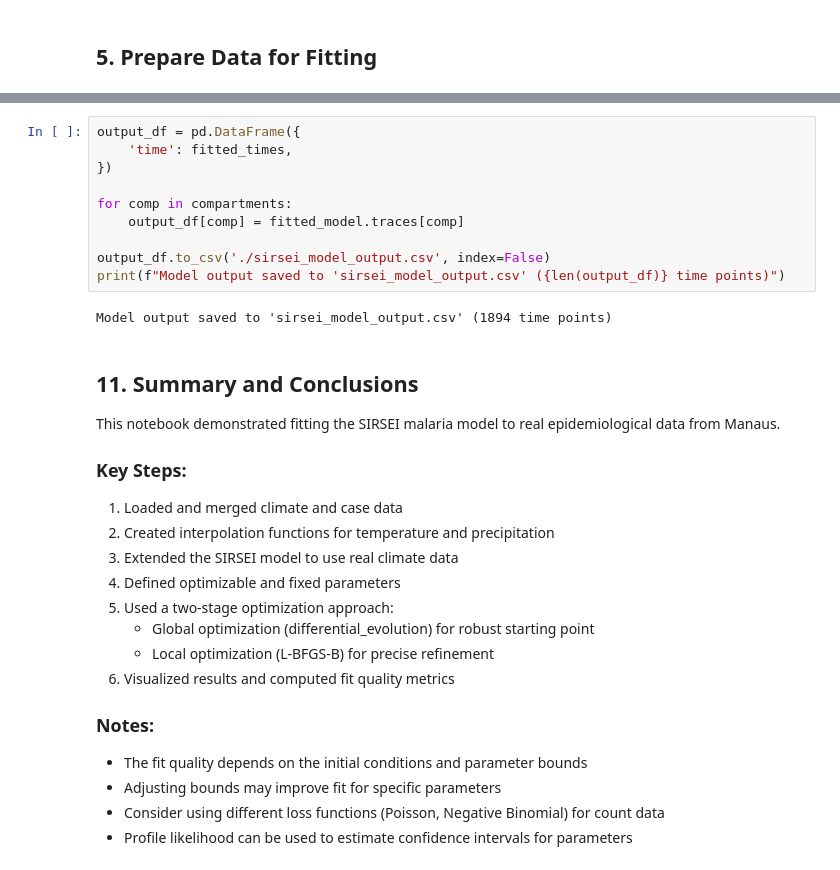
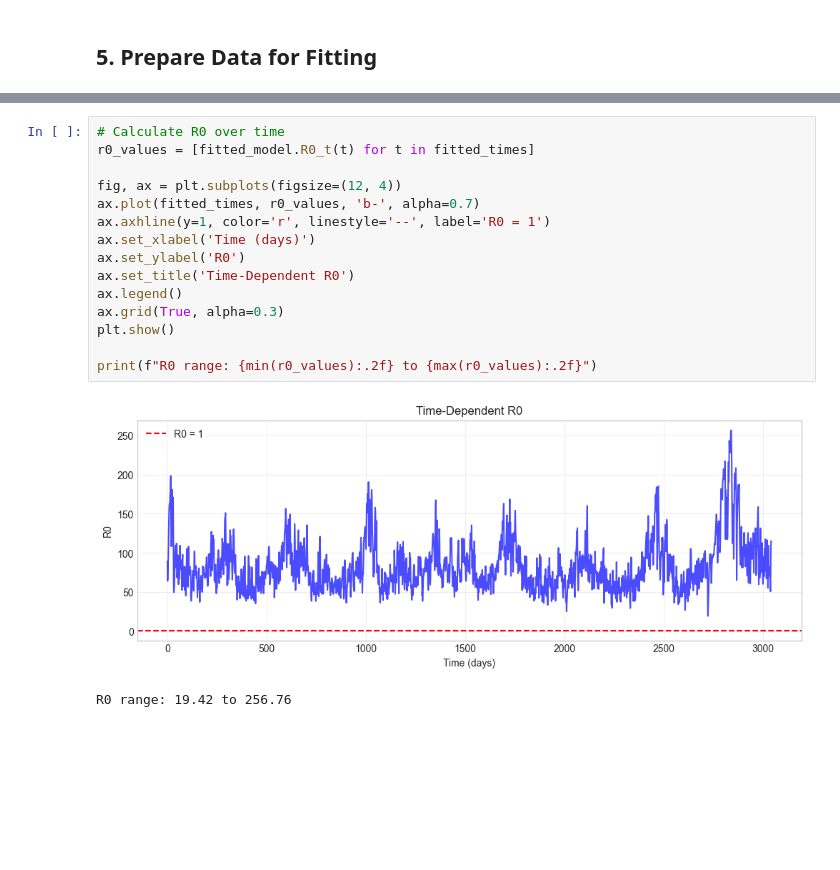
Before and after one commit to fccoelho/epimodels, a Jupyter notebook: docs/Examples/tests_sirsei/Model_Fitting_SIRSEI.ipynb, the cells around one changed output, grey strips where cells are left out. Drawn from its saved outputs; the diff is of its cells as text; blank space fills up the shorter version.

```diff
--- a/docs/Examples/tests_sirsei/Model_Fitting_SIRSEI.ipynb
+++ b/docs/Examples/tests_sirsei/Model_Fitting_SIRSEI.ipynb
@@ -504,32 +284,18 @@ Parameters saved to 'sirsei_fitted_parameters.csv'
-# %%
-output_df = pd.DataFrame({
-    'time': fitted_times,
-})
-
-for comp in compartments:
-    output_df[comp] = fitted_model.traces[comp]
-
-output_df.to_csv('./sirsei_model_output.csv', index=False)
-print(f"Model output saved to 'sirsei_model_output.csv' ({len(output_df)} time points)")
-# %% [output]
-Model output saved to 'sirsei_model_output.csv' (1894 time points)
-# %% [markdown]
-## 11. Summary and Conclusions
-
-This notebook demonstrated fitting the SIRSEI malaria model to real epidemiological data from Manaus.
-
-### Key Steps:
-1. Loaded and merged climate and case data
-2. Created interpolation functions for temperature and precipitation
-3. Extended the SIRSEI model to use real climate data
-4. Defined optimizable and fixed parameters
-5. Used a two-stage optimization approach:
-   - Global optimization (differential_evolution) for robust starting point
-   - Local optimization (L-BFGS-B) for precise refinement
-6. Visualized results and computed fit quality metrics
-
-### Notes:
-- The fit quality depends on the initial conditions and parameter bounds
-- Adjusting bounds may improve fit for specific parameters
-- Consider using different loss functions (Poisson, Negative Binomial) for count data
-- Profile likelihood can be used to estimate confidence intervals for parameters
+# %%
+# Calculate R0 over time
+r0_values = [fitted_model.R0_t(t) for t in fitted_times]
+
+fig, ax = plt.subplots(figsize=(12, 4))
+ax.plot(fitted_times, r0_values, 'b-', alpha=0.7)
+ax.axhline(y=1, color='r', linestyle='--', label='R0 = 1')
+ax.set_xlabel('Time (days)')
+ax.set_ylabel('R0')
+ax.set_title('Time-Dependent R0')
+ax.legend()
+ax.grid(True, alpha=0.3)
+plt.show()
+
+print(f"R0 range: {min(r0_values):.2f} to {max(r0_values):.2f}")
+# %% [output]
+[figure, added]
+R0 range: 19.42 to 256.76
```
Also changed, not shown: parts of 33 cells of this notebook, 2 other files.
